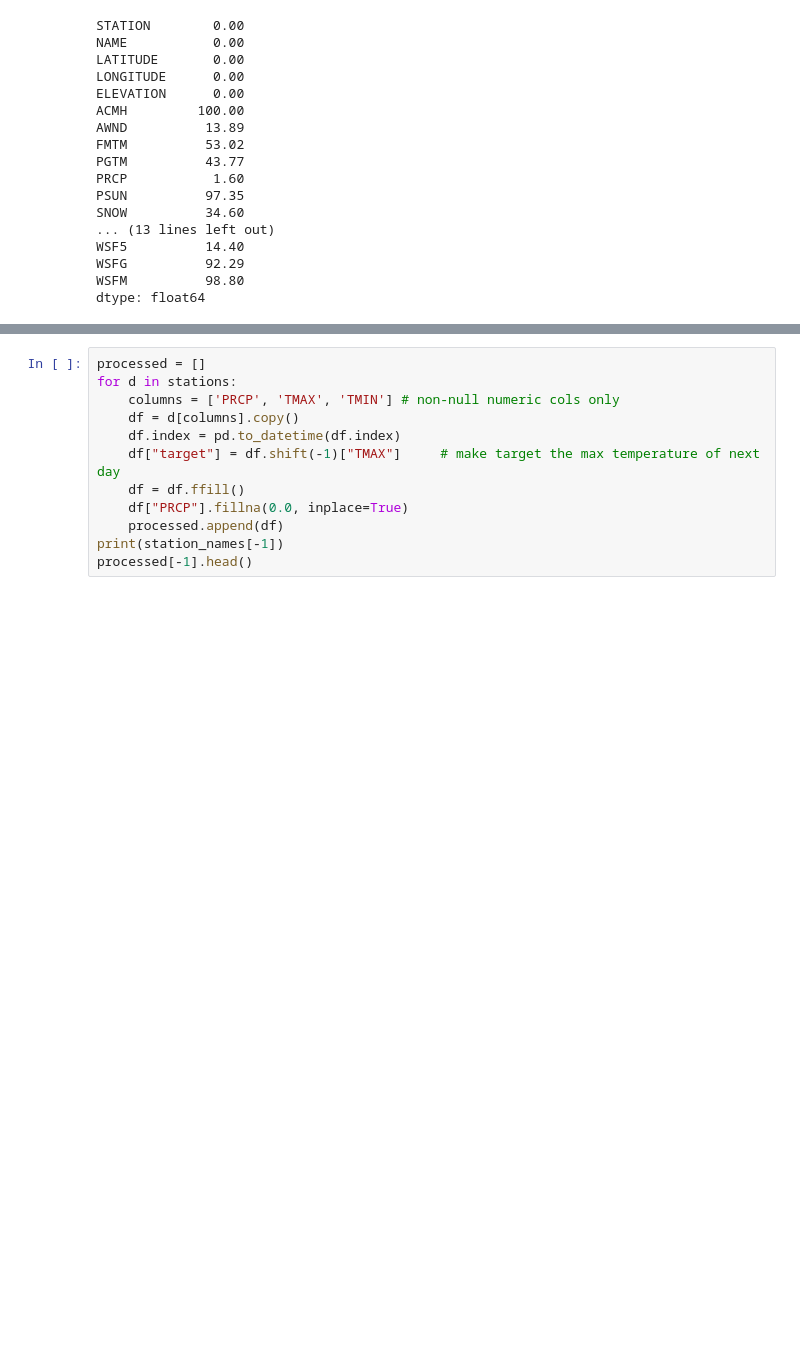
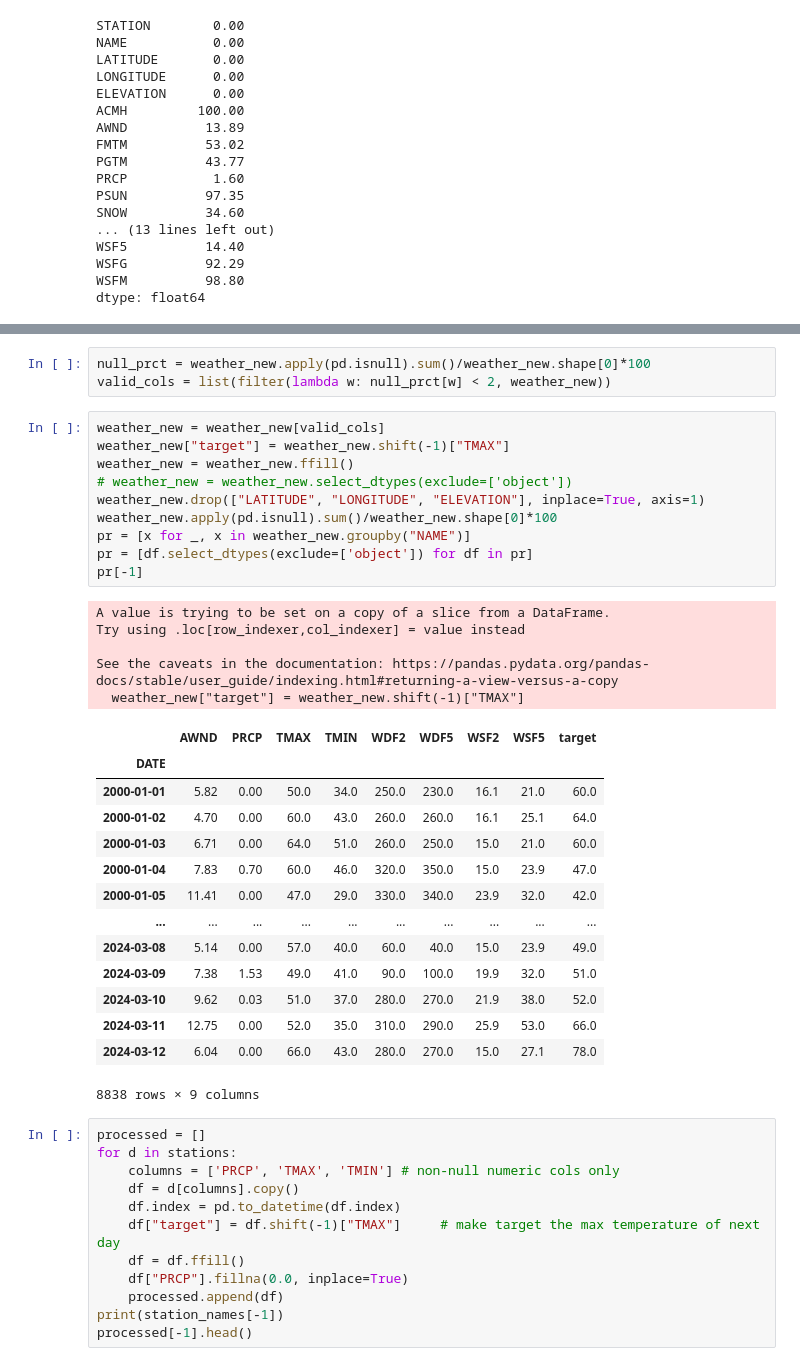
Before and after one commit to EfimSo/WeatherPrediction, a Jupyter notebook: Weather.ipynb, the cells around one changed output, grey strips where cells are left out. Cells and saved outputs as stored; diff of their text form; blank space fills up the shorter version.

```diff
--- a/Weather.ipynb
+++ b/Weather.ipynb
@@ -52,3 +91,36 @@ dtype: float64
+# %%
+null_prct = weather_new.apply(pd.isnull).sum()/weather_new.shape[0]*100
+valid_cols = list(filter(lambda w: null_prct[w] < 2, weather_new))
+# %%
+weather_new = weather_new[valid_cols]
+weather_new["target"] = weather_new.shift(-1)["TMAX"]
+weather_new = weather_new.ffill()
+# weather_new = weather_new.select_dtypes(exclude=['object'])
+weather_new.drop(["LATITUDE", "LONGITUDE", "ELEVATION"], inplace=True, axis=1)
+weather_new.apply(pd.isnull).sum()/weather_new.shape[0]*100
+pr = [x for _, x in weather_new.groupby("NAME")]
+pr = [df.select_dtypes(exclude=['object']) for df in pr]
+pr[-1]
+# %% [output]
+A value is trying to be set on a copy of a slice from a DataFrame.
+Try using .loc[row_indexer,col_indexer] = value instead
+
+See the caveats in the documentation: https://pandas.pydata.org/pandas-docs/stable/user_guide/indexing.html#returning-a-view-versus-a-copy
+  weather_new["target"] = weather_new.shift(-1)["TMAX"]
+|  | AWND | PRCP | TMAX | TMIN | WDF2 | WDF5 | WSF2 | WSF5 | target |
+| DATE |  |  |  |  |  |  |  |  |  |
+| 2000-01-01 | 5.82 | 0.00 | 50.0 | 34.0 | 250.0 | 230.0 | 16.1 | 21.0 | 60.0 |
+| 2000-01-02 | 4.70 | 0.00 | 60.0 | 43.0 | 260.0 | 260.0 | 16.1 | 25.1 | 64.0 |
+| 2000-01-03 | 6.71 | 0.00 | 64.0 | 51.0 | 260.0 | 250.0 | 15.0 | 21.0 | 60.0 |
+| 2000-01-04 | 7.83 | 0.70 | 60.0 | 46.0 | 320.0 | 350.0 | 15.0 | 23.9 | 47.0 |
+| 2000-01-05 | 11.41 | 0.00 | 47.0 | 29.0 | 330.0 | 340.0 | 23.9 | 32.0 | 42.0 |
+| ... | ... | ... | ... | ... | ... | ... | ... | ... | ... |
+| 2024-03-08 | 5.14 | 0.00 | 57.0 | 40.0 | 60.0 | 40.0 | 15.0 | 23.9 | 49.0 |
+| 2024-03-09 | 7.38 | 1.53 | 49.0 | 41.0 | 90.0 | 100.0 | 19.9 | 32.0 | 51.0 |
+| 2024-03-10 | 9.62 | 0.03 | 51.0 | 37.0 | 280.0 | 270.0 | 21.9 | 38.0 | 52.0 |
+| 2024-03-11 | 12.75 | 0.00 | 52.0 | 35.0 | 310.0 | 290.0 | 25.9 | 53.0 | 66.0 |
+| 2024-03-12 | 6.04 | 0.00 | 66.0 | 43.0 | 280.0 | 270.0 | 15.0 | 27.1 | 78.0 |
+8838 rows × 9 columns
 # %%
 processed = []
 for d in stations:
```
Also changed, not shown: parts of 17 cells of this notebook, 1 other file.
